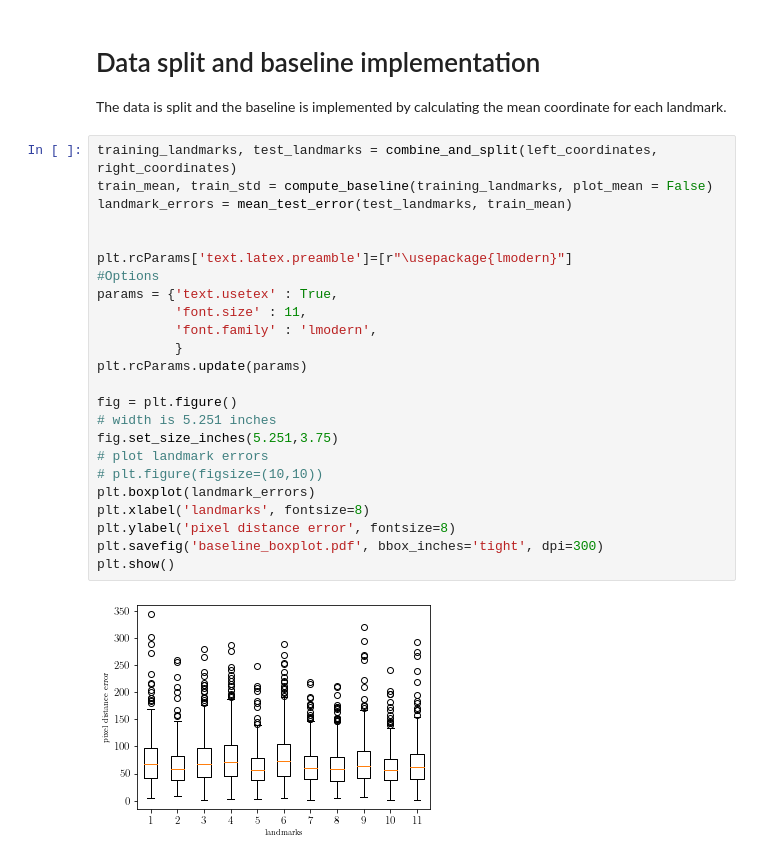
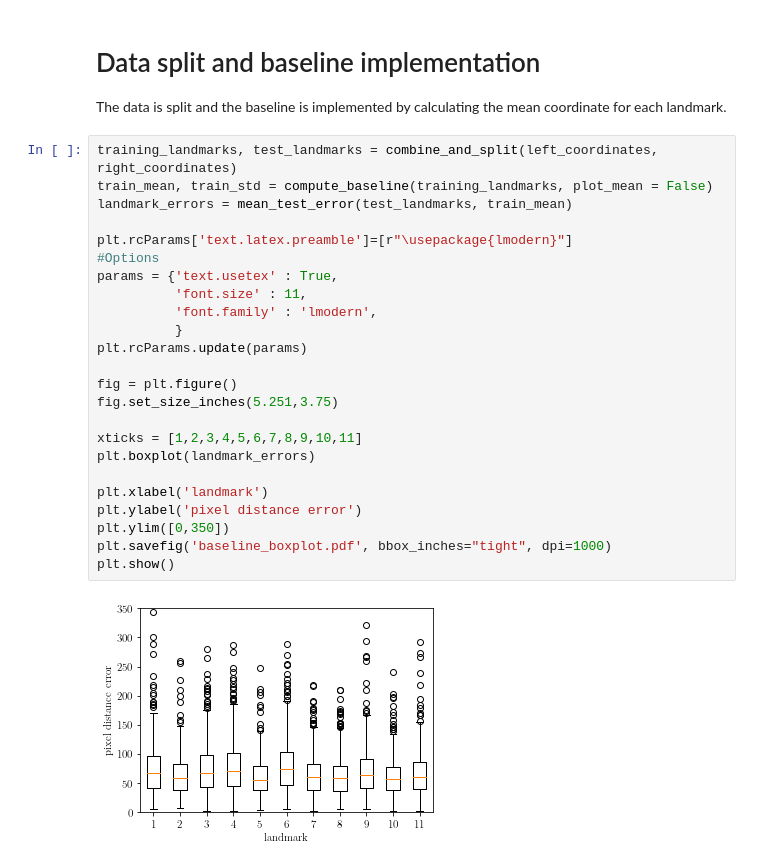
Before and after one commit to DylanGeldenhuys/Landmark-detection-for-tsetse-fly-wings, a Jupyter notebook: Baseline/Baseline plots.ipynb, the cells around one changed output. Cells and saved outputs as stored; diff of their text form.

Commit message:
added config for latex plots

```diff
--- a/Baseline/Baseline plots.ipynb
+++ b/Baseline/Baseline plots.ipynb
@@ -28,26 +28,26 @@ The data is split and the baseline is implemented by calculating the mean coordi
 # %%
 training_landmarks, test_landmarks = combine_and_split(left_coordinates, right_coordinates)
 train_mean, train_std = compute_baseline(training_landmarks, plot_mean = False)
 landmark_errors = mean_test_error(test_landmarks, train_mean)
-
 
 plt.rcParams['text.latex.preamble']=[r"\usepackage{lmodern}"]
 #Options
 params = {'text.usetex' : True,
           'font.size' : 11,
           'font.family' : 'lmodern',
           }
 plt.rcParams.update(params)
 
 fig = plt.figure()
-# width is 5.251 inches
 fig.set_size_inches(5.251,3.75)
-# plot landmark errors
-# plt.figure(figsize=(10,10))
+
+xticks = [1,2,3,4,5,6,7,8,9,10,11]
 plt.boxplot(landmark_errors)
-plt.xlabel('landmarks', fontsize=8)
-plt.ylabel('pixel distance error', fontsize=8)
-plt.savefig('baseline_boxplot.pdf', bbox_inches='tight', dpi=300)
+
+plt.xlabel('landmark')
+plt.ylabel('pixel distance error')
+plt.ylim([0,350])
+plt.savefig('baseline_boxplot.pdf', bbox_inches="tight", dpi=1000)
 plt.show()
 # %% [output]
-[figure, old version]
+[figure, new version]
```
Also changed, not shown: parts of 1 cell of this notebook, 2 other files.
